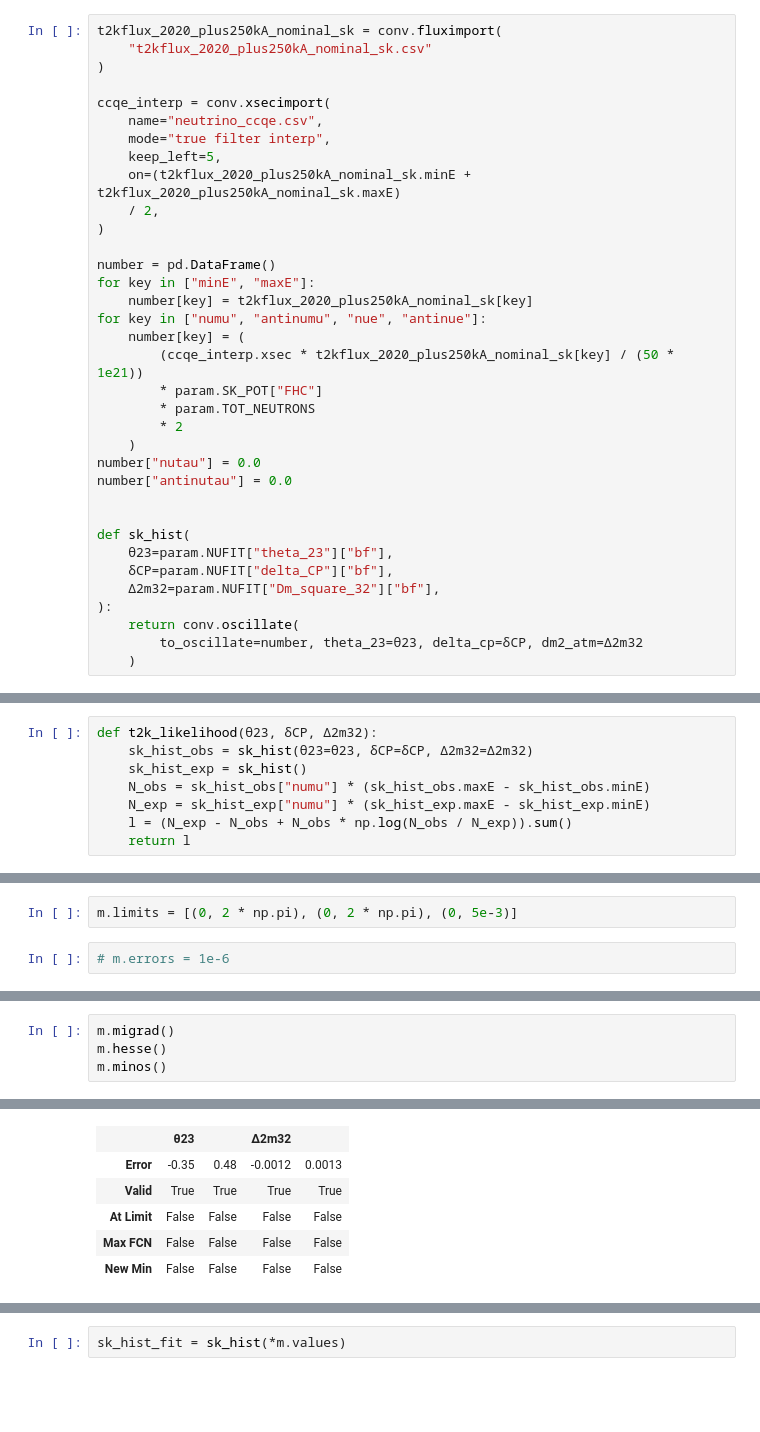
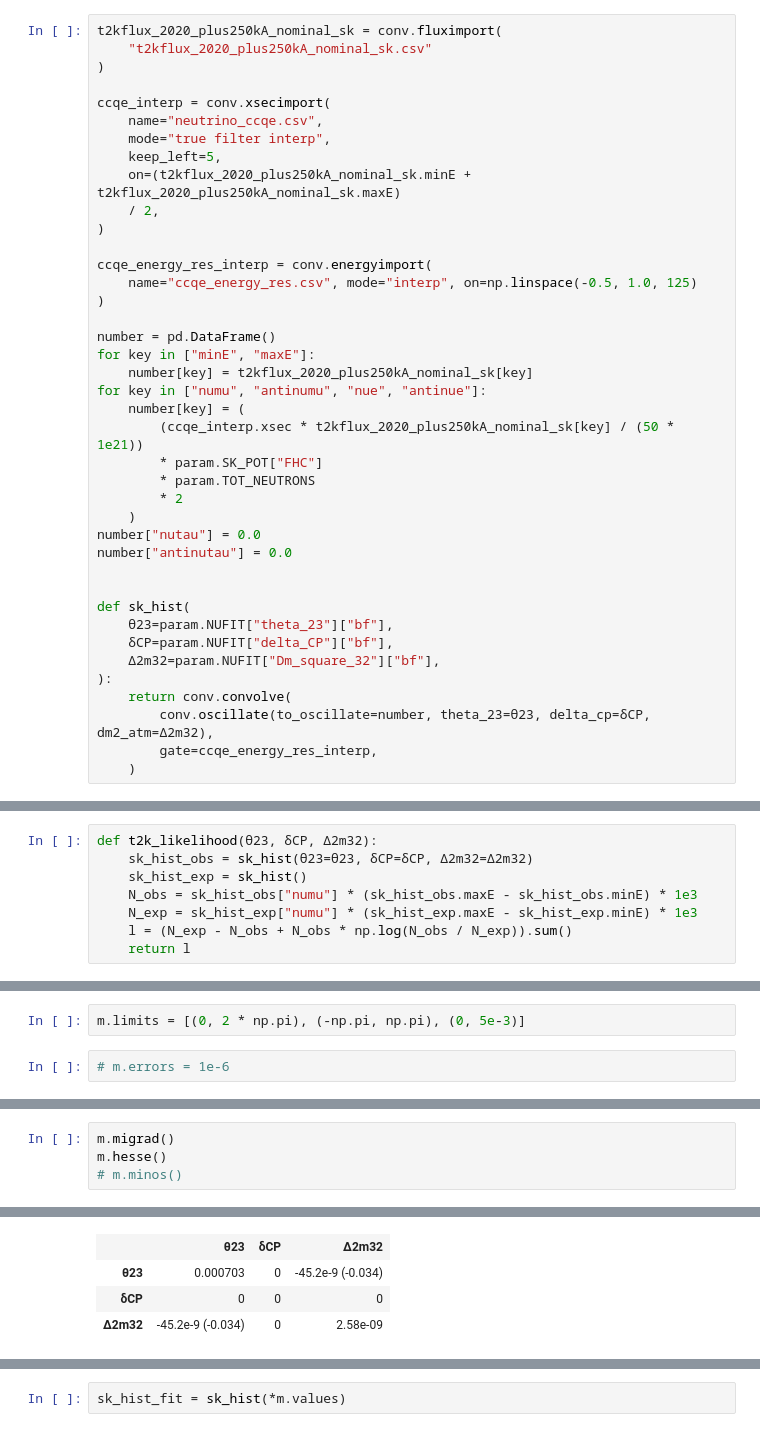
Before and after one commit to pboistier/energy-effects-T2K, a Jupyter notebook: docs/source/notebooks/minuit_fit.ipynb, the cells around one changed output, grey strips where cells are left out. Cells and saved outputs as stored; diff of their text form; blank space fills up the shorter version.

```diff
--- a/docs/source/notebooks/minuit_fit.ipynb
+++ b/docs/source/notebooks/minuit_fit.ipynb
@@ -86,6 +86,10 @@ ccqe_interp = conv.xsecimport(
     keep_left=5,
     on=(t2kflux_2020_plus250kA_nominal_sk.minE + t2kflux_2020_plus250kA_nominal_sk.maxE)
     / 2,
+)
+
+ccqe_energy_res_interp = conv.energyimport(
+    name="ccqe_energy_res.csv", mode="interp", on=np.linspace(-0.5, 1.0, 125)
 )
 
 number = pd.DataFrame()
@@ -107,8 +111,9 @@ def sk_hist(
     δCP=param.NUFIT["delta_CP"]["bf"],
     Δ2m32=param.NUFIT["Dm_square_32"]["bf"],
 ):
-    return conv.oscillate(
-        to_oscillate=number, theta_23=θ23, delta_cp=δCP, dm2_atm=Δ2m32
+    return conv.convolve(
+        conv.oscillate(to_oscillate=number, theta_23=θ23, delta_cp=δCP, dm2_atm=Δ2m32),
+        gate=ccqe_energy_res_interp,
     )
 # %%
 sk_hist_bf = sk_hist()
@@ -116,8 +121,8 @@ sk_hist_bf = sk_hist()
 def t2k_likelihood(θ23, δCP, Δ2m32):
     sk_hist_obs = sk_hist(θ23=θ23, δCP=δCP, Δ2m32=Δ2m32)
     sk_hist_exp = sk_hist()
-    N_obs = sk_hist_obs["numu"] * (sk_hist_obs.maxE - sk_hist_obs.minE)
-    N_exp = sk_hist_exp["numu"] * (sk_hist_exp.maxE - sk_hist_exp.minE)
+    N_obs = sk_hist_obs["numu"] * (sk_hist_obs.maxE - sk_hist_obs.minE) * 1e3
+    N_exp = sk_hist_exp["numu"] * (sk_hist_exp.maxE - sk_hist_exp.minE) * 1e3
     l = (N_exp - N_obs + N_obs * np.log(N_obs / N_exp)).sum()
     return l
 # %%
@@ -158,7 +164,7 @@ m = Minuit(
 # m.fixed["θ23"] = True
 m.fixed["δCP"] = True
 # %%
-m.limits = [(0, 2 * np.pi), (0, 2 * np.pi), (0, 5e-3)]
+m.limits = [(0, 2 * np.pi), (-np.pi, np.pi), (0, 5e-3)]
 # %%
 # m.errors = 1e-6
 # %%
@@ -171,6 +177,6 @@ m.params
 # %%
 m.migrad()
 m.hesse()
-m.minos()
+# m.minos()
 # %% [output]
 | Migrad |  |
@@ -186,6 +192,4 @@ m.minos()
-|  | θ23 |  | Δ2m32 |  |
-| Error | -0.35 | 0.48 | -0.0012 | 0.0013 |
-| Valid | True | True | True | True |
-| At Limit | False | False | False | False |
-| Max FCN | False | False | False | False |
-| New Min | False | False | False | False |
+|  | θ23 | δCP | Δ2m32 |
+| θ23 | 0.000703 | 0 | -45.2e-9 (-0.034) |
+| δCP | 0 | 0 | 0 |
+| Δ2m32 | -45.2e-9 (-0.034) | 0 | 2.58e-09 |
```
Also changed, not shown: parts of 7 cells of this notebook.
